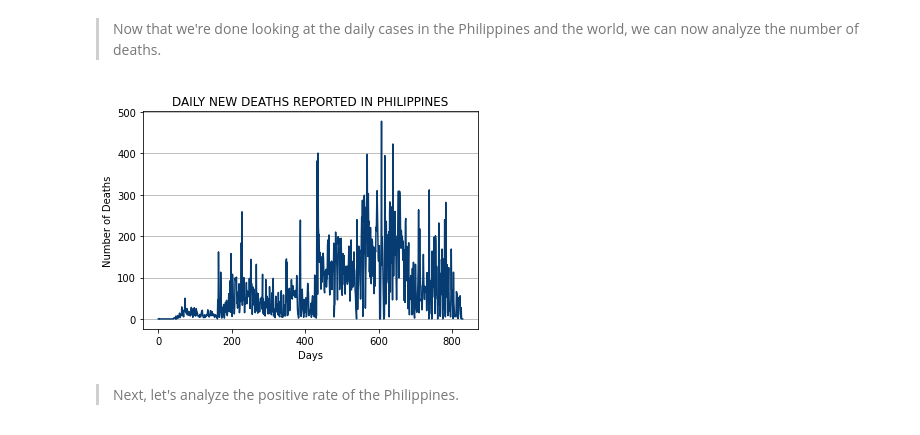
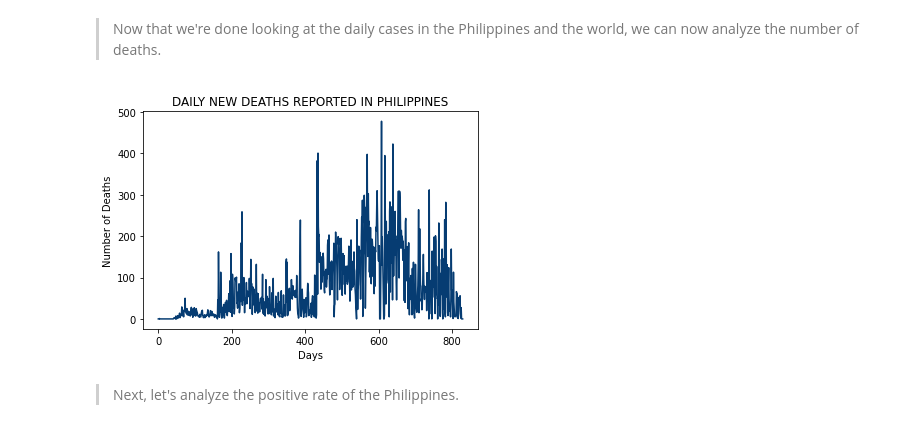
Before and after one commit to jxblrkrstffrbrms/ITBA3206-SPARTACUS, a Jupyter notebook: Reaching_New_Heights_Boosting_Vaccinations_for_a_Safer_Community.ipynb, the cells around one changed output. Saved outputs shown, nothing was run; the diff lists cells and outputs as text; code cells hidden in the pictures.

```diff
--- a/Reaching_New_Heights_Boosting_Vaccinations_for_a_Safer_Community.ipynb
+++ b/Reaching_New_Heights_Boosting_Vaccinations_for_a_Safer_Community.ipynb
@@ -183,15 +201,14 @@ plt.show()
 # %%
 ph_newdeaths = np.array(ph_ver['new_deaths'])
 
 plt.plot(ph_newdeaths, c='#063c72')
 plt.title("DAILY NEW DEATHS REPORTED IN PHILIPPINES")
 plt.xlabel("Days")
 plt.ylabel("Number of Deaths")
-plt.grid(axis='y')
 
 plt.show()
 # %% [output]
-[figure, old version]
+[figure, new version]
 # %% [markdown]
 > Next, let's analyze the positive rate of the Philippines.
 # %%
```
Also changed, not shown: parts of 4 cells of this notebook.
